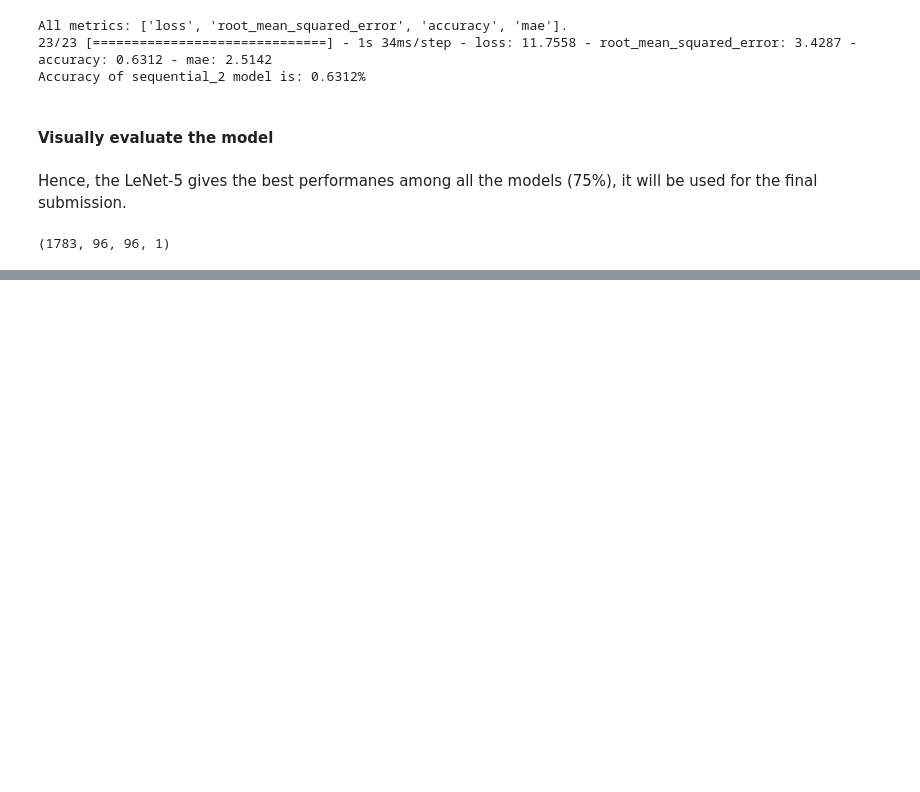
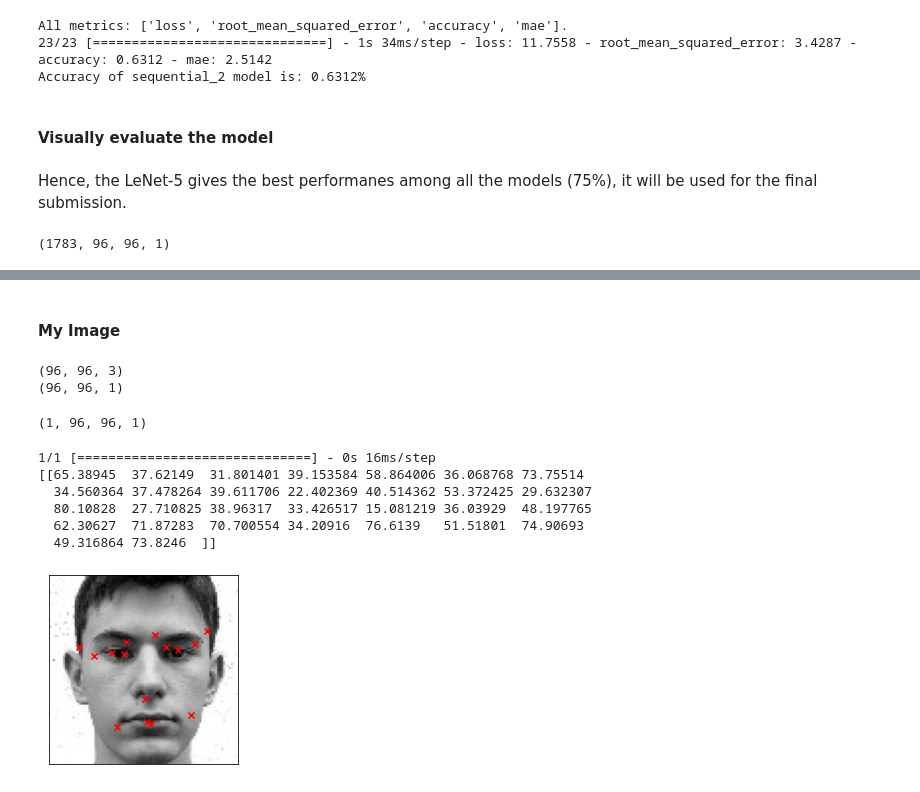
Before and after one commit to mdodovic/Facial-Keypoints-Detection, a Jupyter notebook: keypoints_detector.ipynb, the cells around one changed output, grey strips where cells are left out. Cells and saved outputs as stored; diff of their text form; code cells hidden in the pictures; blank space fills up the shorter version.

```diff
--- a/keypoints_detector.ipynb
+++ b/keypoints_detector.ipynb
@@ -755,3 +759,53 @@ locations = pd.Series(predictions_for_submission, name = 'Location')
 locations = locations.clip(0.0,96.0)
 submission_result = pd.concat([row_ids,locations],axis = 1)
 submission_result.to_csv('submission.csv',index = False)
+# %% [markdown]
+#### My Image
+# %%
+my_image = cv2.imread("dataset/mdodovic.jpg")
+print(my_image.shape)
+gray_image = cv2.cvtColor(my_image, cv2.COLOR_BGR2GRAY)
+
+# Reshape the grayscale image
+my_gray_image = gray_image.reshape(96, 96, 1)
+
+# Check the shape of the grayscale image
+print(my_gray_image.shape)
+
+my_gray_image = np.array(my_gray_image, dtype='float')
+#plt.imshow(my_gray_image, cmap='gray')
+#plt.show()
+# %% [output]
+(96, 96, 3)
+(96, 96, 1)
+# %%
+im = []
+
+face_pixel = np.array(my_gray_image, dtype='float')
+face_pixel = np.reshape(face_pixel, (img_height, img_width, 1))
+im.append(face_pixel)
+
+im = np.array(im)
+
+im.shape
+# %% [output]
+(1, 96, 96, 1)
+# %%
+preds = model_for_submission.predict(im)
+print(preds)
+# %% [output]
+1/1 [==============================] - 0s 16ms/step
+[[65.38945  37.62149  31.801401 39.153584 58.864006 36.068768 73.75514
+  34.560364 37.478264 39.611706 22.402369 40.514362 53.372425 29.632307
+  80.10828  27.710825 38.96317  33.426517 15.081219 36.03929  48.197765
+  62.30627  71.87283  70.700554 34.20916  76.6139   51.51801  74.90693
+  49.316864 73.8246  ]]
+# %%
+fig = plt.figure(figsize=(20,16))
+image = im[0].reshape(96,96)
+axis = fig.add_subplot(4, 5, i+1, xticks=[], yticks=[])
+axis.imshow(image, cmap='gray')
+axis.scatter(preds[0][0::2], preds[0][1::2], marker='x', c = 'red')
+plt.show()
+# %% [output]
+[figure, added]
```
Also changed, not shown: parts of 7 cells of this notebook.
